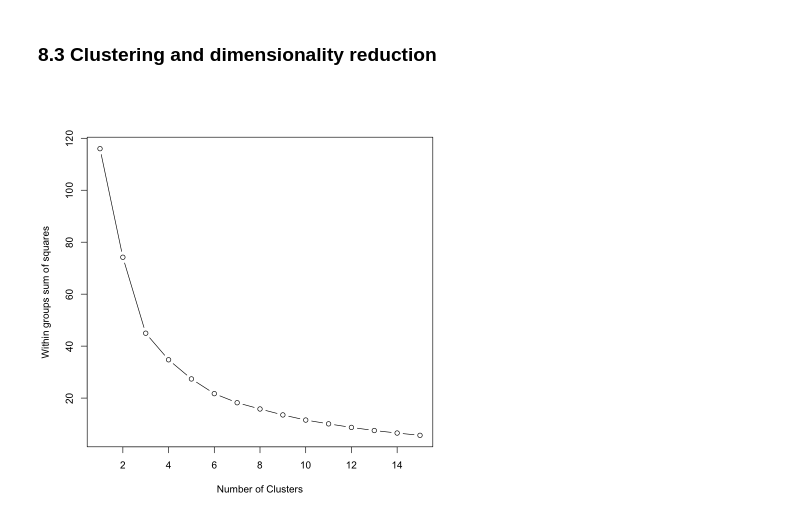
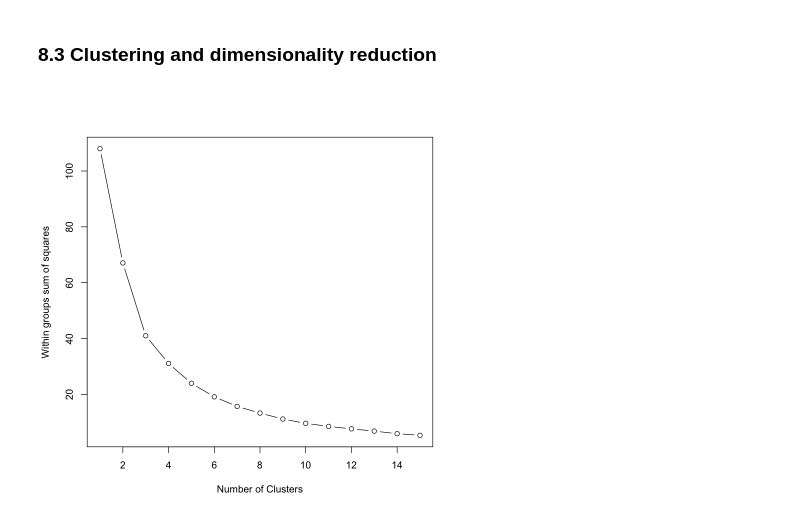
Before and after one commit to ccs-amsterdam/ccsbook, a Jupyter notebook: chapter08/EDA_r.ipynb, the cells around one changed output. Drawn from its saved outputs; the diff is of its cells as text; code cells hidden in the pictures.

```diff
--- a/chapter08/EDA_r.ipynb
+++ b/chapter08/EDA_r.ipynb
@@ -51,0 +6,13 @@ See problems(...) for more details.
+# %%
+library(tidyverse)
+library(magrittr)
+
+#Load clean data
+#Data preparation in cleaning_eurobarometer_r.ipynb
+url='../datasets/eurobarometer_nov_2017.csv'
+d2= read_csv(url, col_names = TRUE)
+print("Shape of my original data:")
+dim(d2)
+
+print("Variables:")
+print(names(d2))
@@ -77,8 +77,4 @@ d2 %>%
 # %%
-#Replace some categories by missing values
-d2$support_refugees = na_if(d2$support_refugees, "DK")
-d2$support_refugees = na_if(d2$support_refugees, 'Inap. (not 1 in eu28)')
-
 #And count the number of missing values
 print("Number of missing values in the variable support_refugees:")
 sum(is.na(d2$support_refugees))
@@ -99,12 +95,6 @@ d2%>%
   summarise(n=n())%>%
   spread(gender, n)
 
-#Replace age values to correct strings and convert to numeric
-d2$age =  recode(d2$age, "15 years" = "15")
-d2$age =  recode(d2$age, "98 years" = "98")
-d2$age =  recode(d2$age, "99 years (and older)" = "99")
-d2$age =  as.numeric(d2$age)
-
 print("Summary statistics for group of cases:")
 d2%>%
   group_by(support_refugees, gender)%>%
@@ -359,42 +279,31 @@ Warning message:
 # %% [markdown]
 ### 8.3 Clustering and dimensionality reduction
 # %%
-#Prepare data
-#transform educational into continuous
-d2$educational_n = d2$educational
-d2$educational_n = na_if(d2$educational_n, "DK")
-d2$educational_n = na_if(d2$educational_n, "Still studying")
-d2$educational_n = na_if(d2$educational_n, "No full-time education")
-d2$educational_n = na_if(d2$educational_n, "Refusal")
-d2$educational_n =  recode(d2$educational_n, "2 years" = "2")
-d2$educational_n =  recode(d2$educational_n, "75 years" = "75")
-d2$educational_n =  as.numeric(d2$educational_n)
-
 #select variables for matrix
 #We get the average of each variable by country
 d3 = d2%>%
   group_by(country)%>%
   summarise(mean_support_refugees=mean(support_refugees_n, na.rm = TRUE),
             mean_support_migrants=mean(support_migrants_n, na.rm = TRUE),
             mean_age=mean(age, na.rm = TRUE),
             mean_educational=mean(educational_n, na.rm = TRUE))
 d3 = d3 %>% column_to_rownames(., var = "country")
 d3_s = scale(d3) # Scaling the data
 
 # For 1 to 15 cluster centers
 wss = 0
 for (i in 1:15) {
   km.out <- kmeans(d3_s, centers = i, nstart = 25)
   # Save total within sum of squares to wss variable
   wss[i] <- km.out$tot.withinss
 }
 
 # Plot total within sum of squares vs. number of clusters
 plot(1:15, wss, type = "b",
      xlab = "Number of Clusters",
      ylab = "Within groups sum of squares")
 # %% [output]
-[figure, old version]
+[figure, new version]
 # %%
 # Compute k-means with k = 3
 set.seed(123)
```
Also changed, not shown: parts of 23 cells of this notebook, 9 other files.
